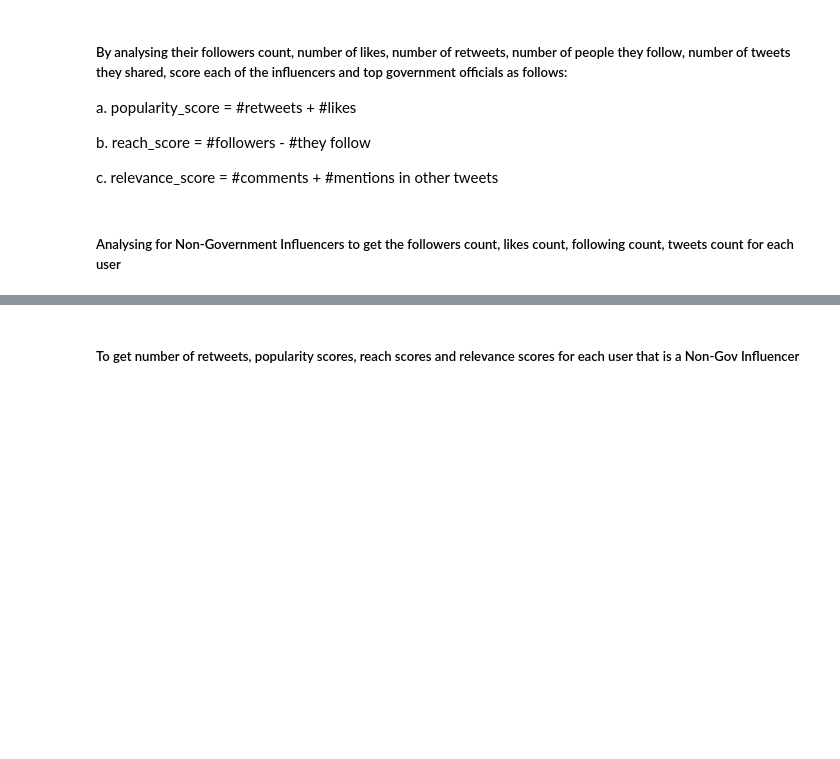
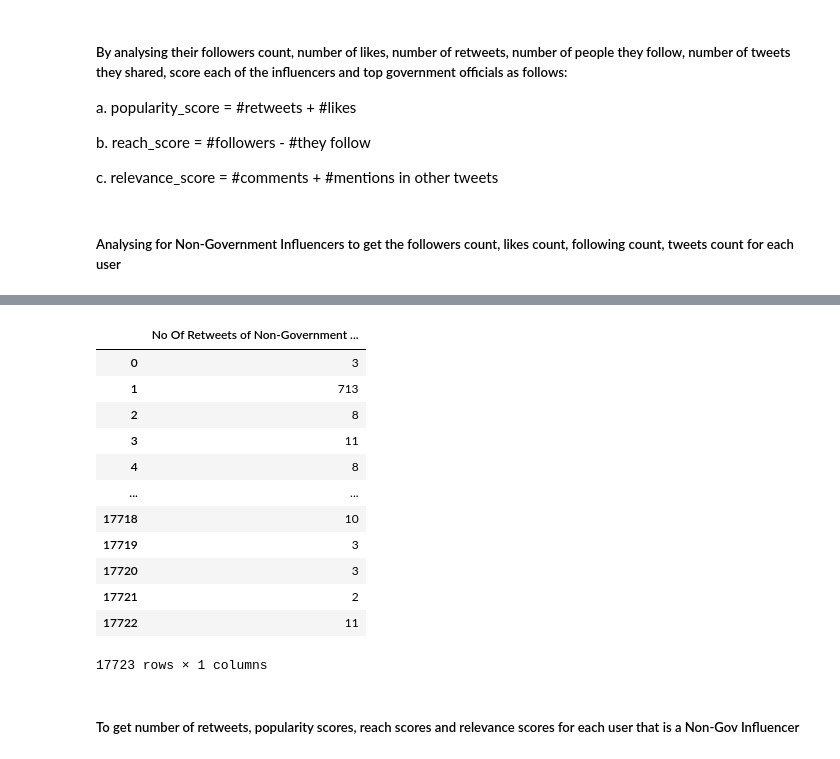
Before and after one commit to tijesunimiolashore/10academy_twitter_mining, a Jupyter notebook: Week_Challenge_1.ipynb, the cells around one changed output, grey strips where cells are left out. Drawn from its saved outputs; the diff is of its cells as text; code cells hidden in the pictures; blank space fills up the shorter version.

```diff
--- a/Week_Challenge_1.ipynb
+++ b/Week_Challenge_1.ipynb
@@ -293,2 +302,38 @@ concatenated_list
 93 rows × 5 columns
+# %%
+no_ofRetweets_NonGov_Influentials = []
+
+#get no of retweets for each user
+for x in range(0, len(user_twitter_handle)):
+    name = user_twitter_handle[x]
+    try:
+       for status in tweepy.Cursor(api.user_timeline, id=name).items():
+          if hasattr(status, "entities"):
+            entities = status.entities
+
+          #get number of retweets
+          if hasattr(status, "retweet_count"):
+            retweets = status.retweet_count
+            if retweets is not None:
+              no_ofRetweets_NonGov_Influentials.append(retweets)
+    except tweepy.TweepError as e:
+        continue
+
+from pandas import DataFrame
+df_retweetcount_nongovInfluencers = DataFrame (no_ofRetweets_NonGov_Influentials,columns=['No Of Retweets of Non-Government Influentials'])
+df_retweetcount_nongovInfluencers
+# %% [output]
+|  | No Of Retweets of Non-Government ... |
+| 0 | 3 |
+| 1 | 713 |
+| 2 | 8 |
+| 3 | 11 |
+| 4 | 8 |
+| ... | ... |
+| 17718 | 10 |
+| 17719 | 3 |
+| 17720 | 3 |
+| 17721 | 2 |
+| 17722 | 11 |
+17723 rows × 1 columns
 # %%
```
Also changed, not shown: parts of 21 cells of this notebook.
